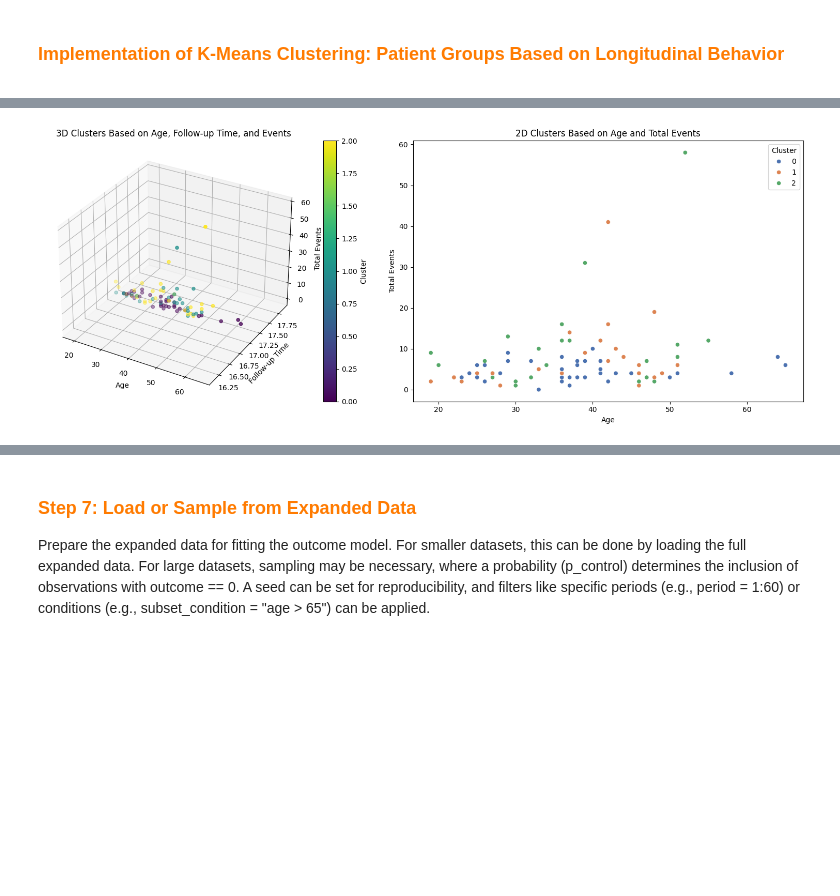
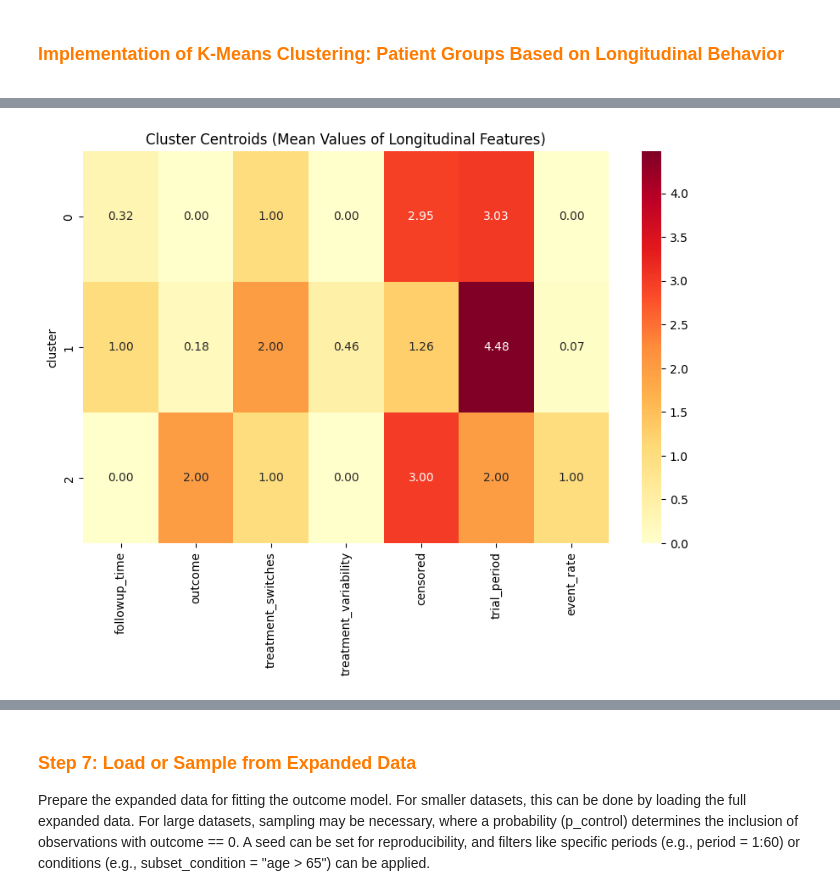
Before and after one commit to Bobberns/Target_Trial_Emulation, a Jupyter notebook: Python Codes/TTE-v2.ipynb, the cells around one changed output, grey strips where cells are left out. Saved outputs shown, nothing was run; the diff lists cells and outputs as text; code cells hidden in the pictures; blank space fills up the shorter version.

Commit message:
add: finalized all implemented kmean clusters

```diff
--- a/Python Codes/TTE-v2.ipynb
+++ b/Python Codes/TTE-v2.ipynb
@@ -1246,9 +1268,45 @@ def expand_trials(data):
 
 </div>
 # %%
-# Select features for clustering
-features = ['followup_time', 'outcome', 'treatment', 'age', 'x1', 'x2', 'x3', 'x4']
-X = aggregated_data[features].copy()
+# Aggregate longitudinal data per patient with enhanced features
+longitudinal_data = trial_pp_data.groupby('id').agg({
+    'followup_time': 'max',         # Longest follow-up time
+    'outcome': 'sum',              # Total events across all periods
+    'treatment': [
+        lambda x: x.nunique(),     # Number of unique treatments (indicating switches)
+        'std'                      # Variability in treatment over time
+    ],
+    'censored': 'sum',             # Total censored periods
+    'trial_period': 'count'        # Number of trial periods (longitudinal observation length)
+}).reset_index()
+
+# Rename columns for clarity (since 'treatment' aggregation produces a multi-level column)
+longitudinal_data.columns = [
+    'id', 'followup_time', 'outcome', 'treatment_switches', 'treatment_variability', 'censored', 'trial_period'
+]
+
+# Add a derived feature: event rate (outcomes per trial period)
+longitudinal_data['event_rate'] = longitudinal_data['outcome'] / longitudinal_data['trial_period']
+
+# Handle potential NaN values in derived features
+longitudinal_data['treatment_variability'] = longitudinal_data['treatment_variability'].fillna(0)  # If no variability, set to 0
+longitudinal_data['event_rate'] = longitudinal_data['event_rate'].fillna(0)  # If no periods, set event rate to 0
+
+# Select features for clustering based on longitudinal behavior
+longitudinal_features = [
+    'followup_time',           # Duration of observation
+    'outcome',                # Total events
+    'treatment_switches',     # Number of treatment changes
+    'treatment_variability',  # Variability in treatment over time
+    'censored',               # Total censored periods
+    'trial_period',           # Number of observation periods
+    'event_rate'              # Rate of events per period
+]
+X = longitudinal_data[longitudinal_features].copy()
+
+# Check for missing values in the features
+if X.isna().any().any():
+    raise ValueError(f"Missing values found in clustering features: {X.isna().sum()}")
 
 # Scale the features
 scaler = StandardScaler()
@@ -1258,38 +1316,25 @@ X_scaled = scaler.fit_transform(X)
 kmeans = KMeans(n_clusters=3, random_state=42)
 clusters = kmeans.fit_predict(X_scaled)
 
-# Add cluster labels to the aggregated data
-aggregated_data['cluster'] = clusters
+# Add cluster labels to the longitudinal data
+longitudinal_data['cluster'] = clusters
 
-# Merge cluster labels back to trial_pp_data
-trial_pp_data = trial_pp_data.merge(aggregated_data[['id', 'cluster']], on='id', how='left')
+# Visualize cluster centroids using a heatmap
+centroids = longitudinal_data.groupby('cluster')[longitudinal_features].mean()
 
-# Create a figure with subplots (1 row, 2 columns)
-fig = plt.figure(figsize=(16, 6))
+# Define the save path
+save_dir = "../Cluster Images"
+save_path = os.path.join(save_dir, "03_Cluser_Centroids_Heatmap.png")
 
-# First subplot: 3D scatter plot
-ax1 = fig.add_subplot(121, projection='3d')
-scatter1 = ax1.scatter(aggregated_data['age'], aggregated_data['followup_time'], aggregated_data['outcome'],
-                      c=aggregated_data['cluster'], cmap='viridis')
-ax1.set_title('3D Clusters Based on Age, Follow-up Time, and Events')
-ax1.set_xlabel('Age')
-ax1.set_ylabel('Follow-up Time')
-ax1.set_zlabel('Total Events')
-plt.colorbar(scatter1, ax=ax1, label='Cluster')
+# Create directory if it doesn't exist
+if not os.path.exists(save_dir):
+    os.makedirs(save_dir)
+    print(f"Created directory: {save_dir}")
 
-# Second subplot: 2D scatter plot
-ax2 = fig.add_subplot(122)
-scatter2 = sns.scatterplot(data=aggregated_data, x='age', y='outcome', hue='cluster', palette='deep', ax=ax2)
-ax2.set_title('2D Clusters Based on Age and Total Events')
-ax2.set_xlabel('Age')
-ax2.set_ylabel('Total Events')
-ax2.legend(title='Cluster')
-
-# Adjust layout to prevent overlap
-plt.tight_layout()
-plt.show()
-
-# Proceed with survival analysis
-predictions = predict_survival(trial_pp_data)
-plot_survival_difference(predictions, trial_pp_data)
+# Generate and save the heatmap
+plt.figure(figsize=(10, 6))
+sns.heatmap(centroids, annot=True, cmap='YlOrRd', fmt='.2f')
+plt.title('Cluster Centroids (Mean Values of Longitudinal Features)')
+plt.savefig(save_path, dpi=300, bbox_inches='tight')  # Save with high resolution and tight layout
+print(f"Heatmap saved to: {save_path}")
 # %% [output]
@@ -1296 +1342 @@ plot_survival_difference(predictions, trial_pp_data)
-[figure, old version]
+[figure, new version]
```
Also changed, not shown: parts of 6 cells of this notebook, 4 other files.
